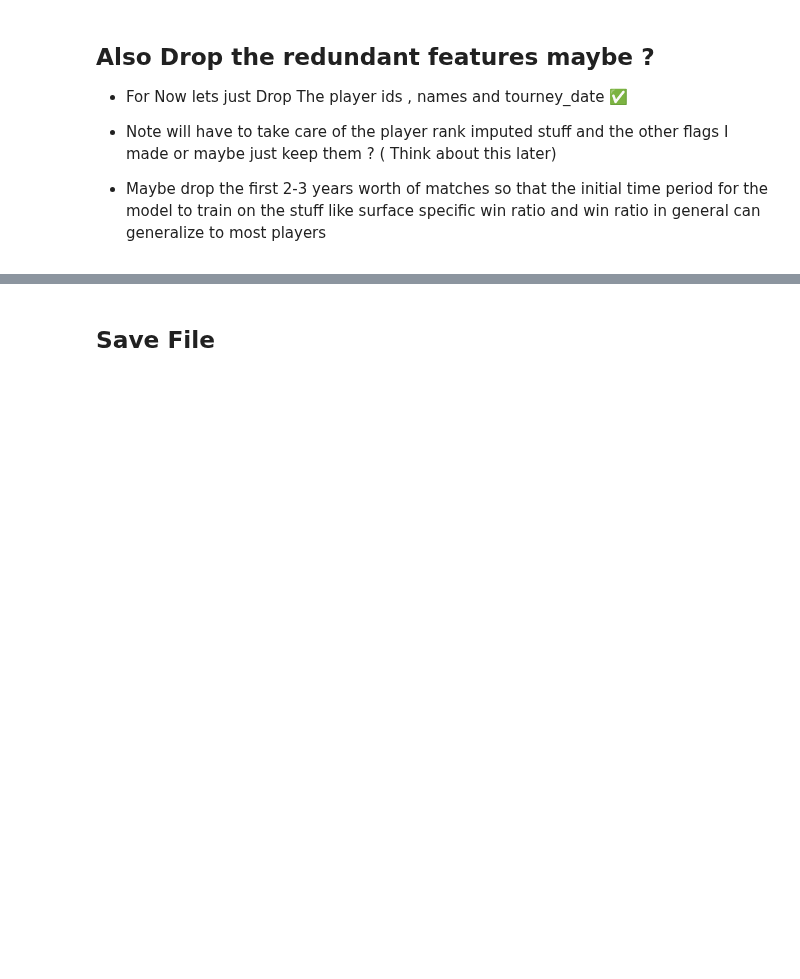
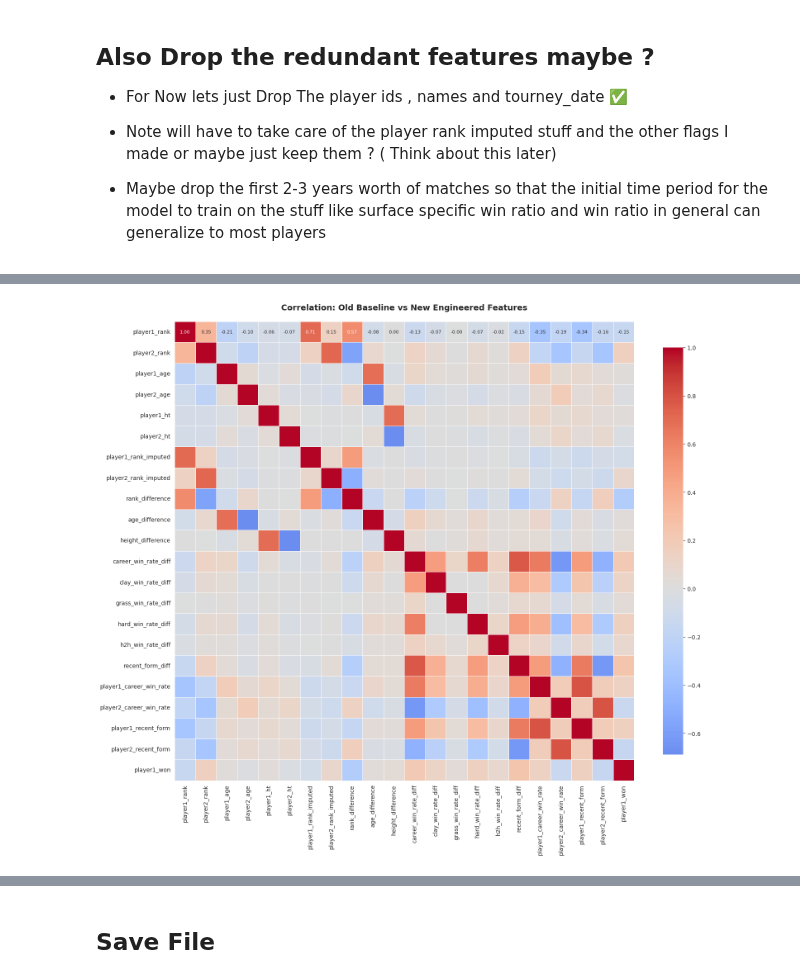
Before and after one commit to Ozayzay/Tennis-Data-Prediction-, a Jupyter notebook: notebooks/feature_engineering.ipynb, the cells around one changed output, grey strips where cells are left out. Saved outputs shown, nothing was run; the diff lists cells and outputs as text; code cells hidden in the pictures; blank space fills up the shorter version.

```diff
--- a/notebooks/feature_engineering.ipynb
+++ b/notebooks/feature_engineering.ipynb
@@ -1442,0 +1534,93 @@ print(f"  Remaining rows: {df_model_ready.shape[0]:,}")
+# %%
+# Correlation Analysis: Baseline vs Engineered Features
+import numpy as np
+import pandas as pd
+import seaborn as sns
+import matplotlib.pyplot as plt
+
+# OLD baseline features (numerical only)
+old_features = [
+    'player1_rank',
+    'player2_rank',
+    'player1_age',
+    'player2_age',
+    'player1_ht',
+    'player2_ht',
+    'player1_rank_imputed',
+    'player2_rank_imputed'
+]
+
+# NEW engineered features
+new_features = [
+    'rank_difference',
+    'age_difference',
+    'height_difference',
+    'career_win_rate_diff',
+    'clay_win_rate_diff',
+    'grass_win_rate_diff',
+    'hard_win_rate_diff',
+    'h2h_win_rate_diff',
+    'recent_form_diff',
+    'player1_career_win_rate',
+    'player2_career_win_rate',
+    'player1_recent_form',
+    'player2_recent_form'
+]
+
+all_features = old_features + new_features + ['player1_won']
+
+# Calculate correlation
+corr = df[all_features].corr()
+
+# Full heatmap
+plt.figure(figsize=(16, 14))
+sns.heatmap(corr, annot=True, fmt='.2f', cmap='coolwarm', center=0,
+            square=True, linewidths=0.5, cbar_kws={"shrink": 0.8},
+            annot_kws={"size": 8})
+plt.title('Correlation: Old Baseline vs New Engineered Features',
+          fontsize=14, fontweight='bold', pad=20)
+plt.tight_layout()
+plt.show()
+
+# Extract correlation between OLD and NEW features
+old_vs_new_corr = corr.loc[old_features, new_features]
+
+# Heatmap: OLD vs NEW only (cleaner view)
+plt.figure(figsize=(12, 6))
+sns.heatmap(old_vs_new_corr, annot=True, fmt='.2f', cmap='RdYlGn_r', center=0,
+            linewidths=1, cbar_kws={"shrink": 0.8})
+plt.title('Correlation Between OLD and NEW Features\n(High correlation = Redundancy)',
+          fontsize=13, fontweight='bold')
+plt.xlabel('NEW Engineered Features', fontsize=11, fontweight='bold')
+plt.ylabel('OLD Baseline Features', fontsize=11, fontweight='bold')
+plt.tight_layout()
+plt.show()
+
+# Find highly correlated pairs (>0.7 = redundant)
+print("\n" + "="*70)
+print("HIGHLY CORRELATED FEATURES (>0.7) - REDUNDANCY DETECTED")
+print("="*70)
+high_corr = []
+for old_feat in old_features:
+    for new_feat in new_features:
+        corr_val = corr.loc[old_feat, new_feat]
+        if abs(corr_val) > 0.7:
+            high_corr.append((old_feat, new_feat, corr_val))
+            print(f"{old_feat:25s} ↔ {new_feat:30s}: {corr_val:+.3f}")
+
+if not high_corr:
+    print("No high correlations found (good - features are independent!)")
+
+# Show correlation with TARGET
+print("\n" + "="*70)
+print("CORRELATION WITH TARGET (player1_won)")
+print("="*70)
+target_corr = corr['player1_won'].drop('player1_won').sort_values(key=abs, ascending=False)
+print("\nOLD Features:")
+for feat in old_features:
+    print(f"  {feat:30s}: {target_corr[feat]:+.4f}")
+print("\nNEW Features:")
+for feat in new_features:
+    print(f"  {feat:30s}: {target_corr[feat]:+.4f}")
+# %% [output]
+[figure, added]
```
Also changed, not shown: parts of 11 cells of this notebook, 4 other files.
